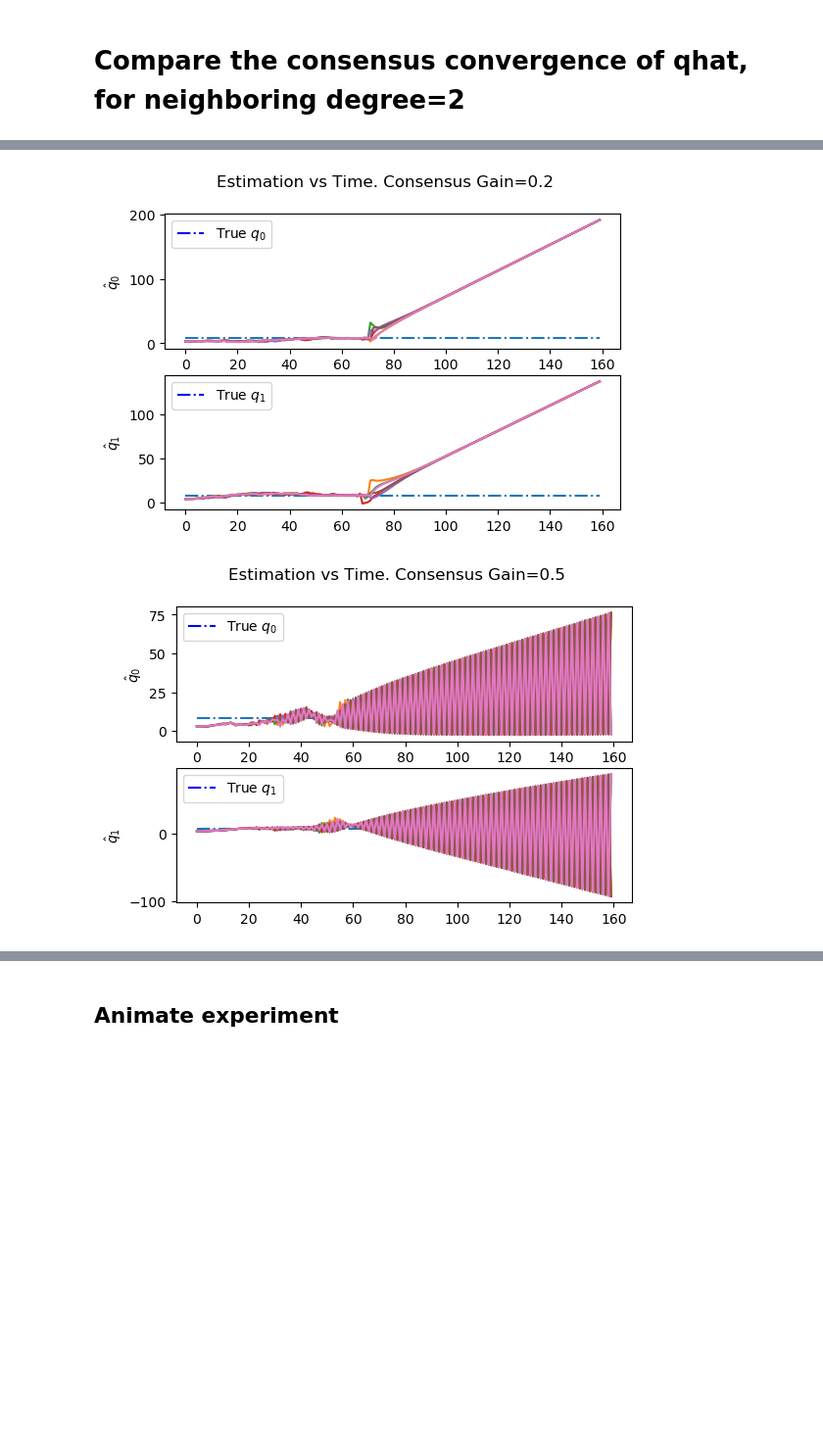
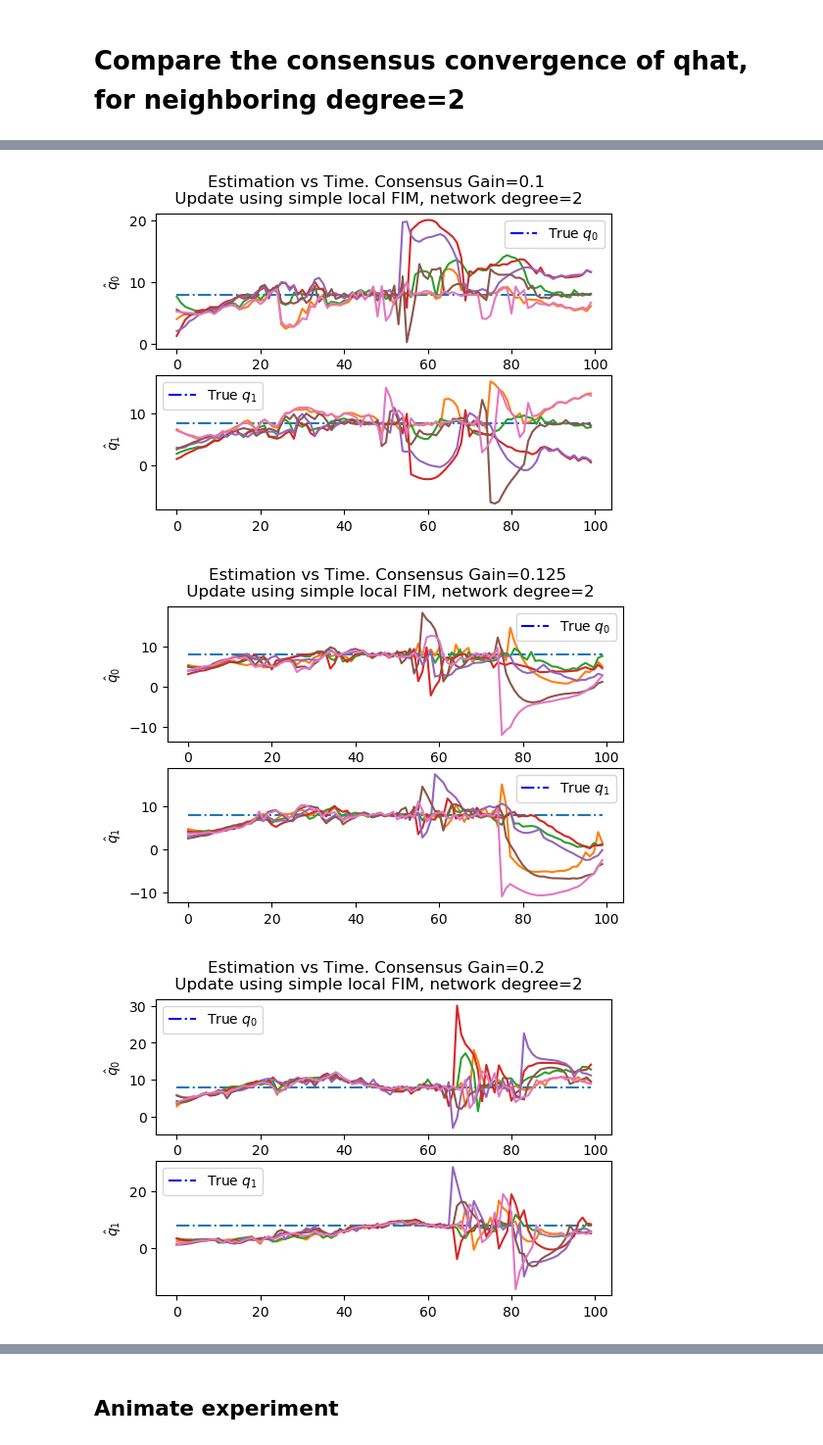
Before and after one commit to lina-robotics-lab/fim_track, a Jupyter notebook: src/Consensus Estimation-Animation.ipynb, the cells around one changed output, grey strips where cells are left out. Shown at 98% size. Cells and saved outputs as stored; diff of their text form; code cells hidden in the pictures; blank space fills up the shorter version.

```diff
--- a/src/Consensus Estimation-Animation.ipynb
+++ b/src/Consensus Estimation-Animation.ipynb
@@ -14,7 +14,7 @@ import networkx as nx
 # %%
 from matplotlib.lines import Line2D
 
-for gain in  [0,0.1,0.2,0.5]:
+for gain in  [0,0.05,0.1,0.125,0.2]:
     expr= "Consensus-gain{}".format(gain)
     filepath = "{}.pkl".format(expr)
     with open(filepath,'rb') as file:
@@ -26,7 +26,7 @@ for gain in  [0,0.1,0.2,0.5]:
 
     fig, ax = plt.subplots(2,dpi=100)
 
-    fig.suptitle('Estimation vs Time. Consensus Gain={}'.format(gain))
+    fig.suptitle('Estimation vs Time. Consensus Gain={}\n Update using simple local FIM, network degree=2'.format(gain))
     for _ in range(2):
         ax[_].plot(qs[:,_],'-.')
         custom_lines = [Line2D([0], [0], color='blue', ls='-.'),]
@@ -40,2 +40,3 @@ for gain in  [0,0.1,0.2,0.5]:
-[figure, old version]
+[figure, new version]
-[figure, old version]
+[figure, new version]
+[figure, added]
```
Also changed, not shown: parts of 5 cells of this notebook, 43 other files.
